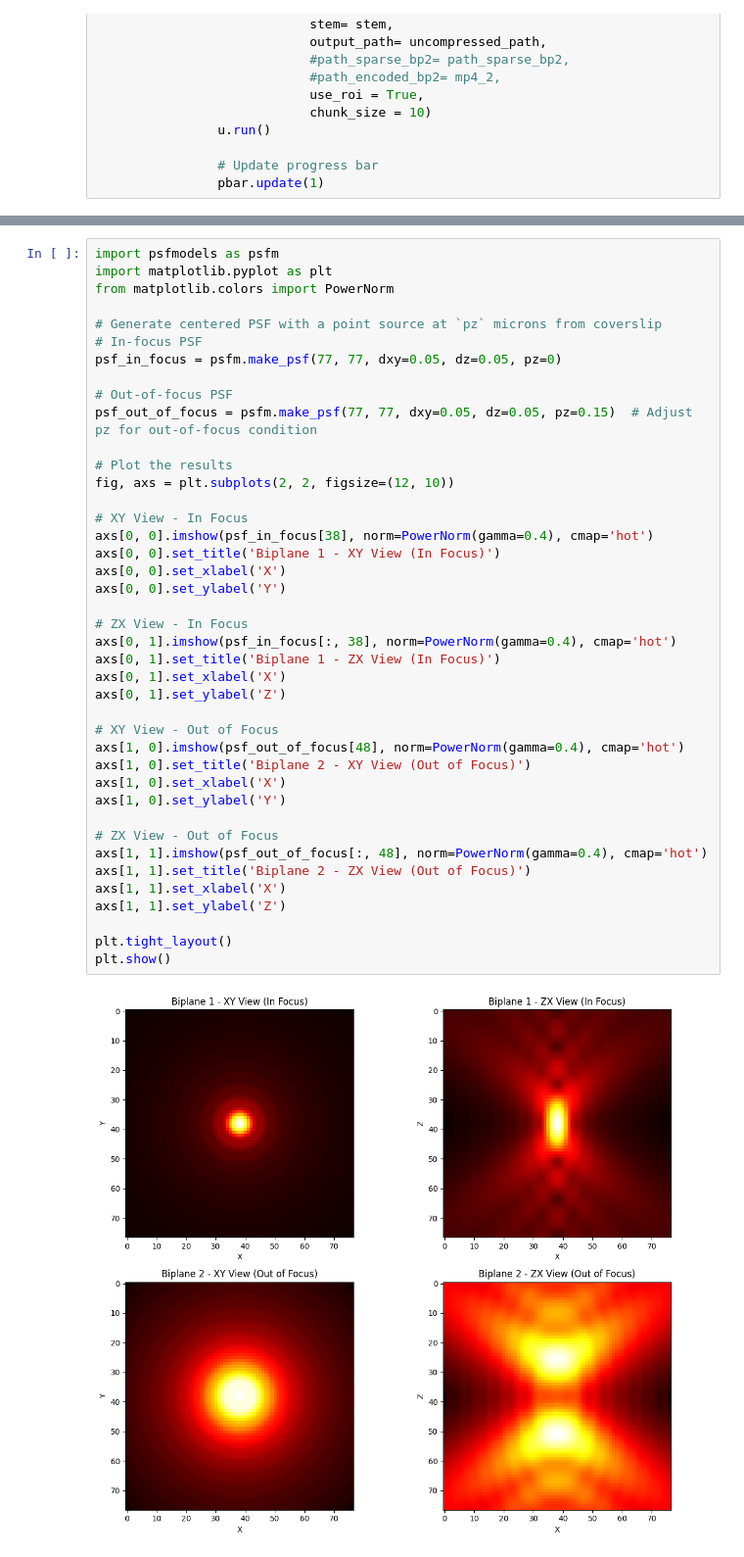
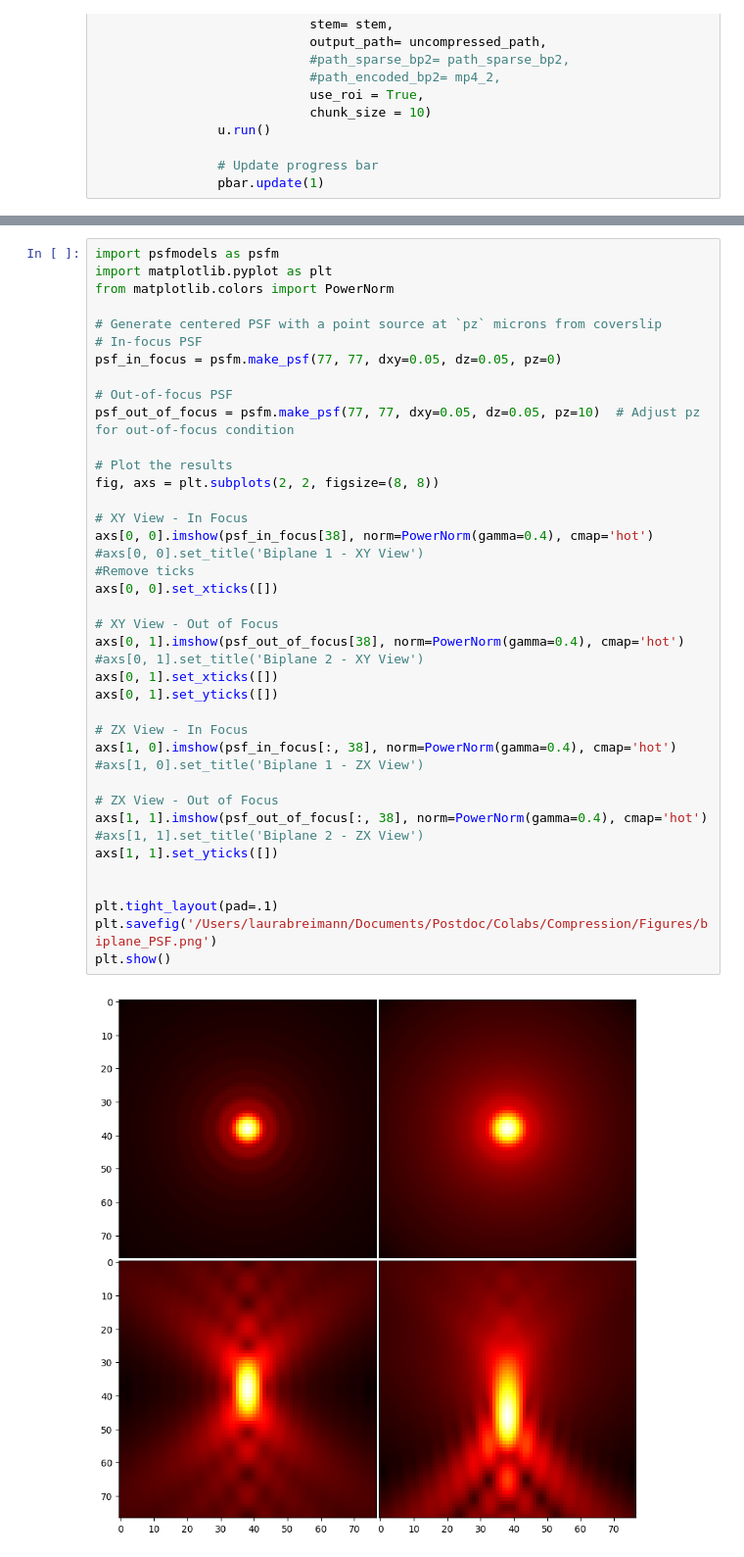
Before and after one commit to dgound/SPARZ, a Jupyter notebook: extra_code/plot_figure_2.ipynb, the cells around one changed output, grey strips where cells are left out. Shown: that part at 98% size. Cells and saved outputs as stored; diff of their text form.

Commit message:
Smal updates to plot

```diff
--- a/extra_code/plot_figure_2.ipynb
+++ b/extra_code/plot_figure_2.ipynb
@@ -125,43 +61,42 @@ plt.show()
 # %%
 import psfmodels as psfm
 import matplotlib.pyplot as plt
 from matplotlib.colors import PowerNorm
 
 # Generate centered PSF with a point source at `pz` microns from coverslip
 # In-focus PSF
 psf_in_focus = psfm.make_psf(77, 77, dxy=0.05, dz=0.05, pz=0)
 
 # Out-of-focus PSF
-psf_out_of_focus = psfm.make_psf(77, 77, dxy=0.05, dz=0.05, pz=0.15)  # Adjust pz for out-of-focus condition
+psf_out_of_focus = psfm.make_psf(77, 77, dxy=0.05, dz=0.05, pz=10)  # Adjust pz for out-of-focus condition
 
 # Plot the results
-fig, axs = plt.subplots(2, 2, figsize=(12, 10))
+fig, axs = plt.subplots(2, 2, figsize=(8, 8))
 
 # XY View - In Focus
 axs[0, 0].imshow(psf_in_focus[38], norm=PowerNorm(gamma=0.4), cmap='hot')
-axs[0, 0].set_title('Biplane 1 - XY View (In Focus)')
-axs[0, 0].set_xlabel('X')
-axs[0, 0].set_ylabel('Y')
+#axs[0, 0].set_title('Biplane 1 - XY View')
+#Remove ticks
+axs[0, 0].set_xticks([])
+
+# XY View - Out of Focus
+axs[0, 1].imshow(psf_out_of_focus[38], norm=PowerNorm(gamma=0.4), cmap='hot')
+#axs[0, 1].set_title('Biplane 2 - XY View')
+axs[0, 1].set_xticks([])
+axs[0, 1].set_yticks([])
 
 # ZX View - In Focus
-axs[0, 1].imshow(psf_in_focus[:, 38], norm=PowerNorm(gamma=0.4), cmap='hot')
-axs[0, 1].set_title('Biplane 1 - ZX View (In Focus)')
-axs[0, 1].set_xlabel('X')
-axs[0, 1].set_ylabel('Z')
-
-# XY View - Out of Focus
-axs[1, 0].imshow(psf_out_of_focus[48], norm=PowerNorm(gamma=0.4), cmap='hot')
-axs[1, 0].set_title('Biplane 2 - XY View (Out of Focus)')
-axs[1, 0].set_xlabel('X')
-axs[1, 0].set_ylabel('Y')
+axs[1, 0].imshow(psf_in_focus[:, 38], norm=PowerNorm(gamma=0.4), cmap='hot')
+#axs[1, 0].set_title('Biplane 1 - ZX View')
 
 # ZX View - Out of Focus
-axs[1, 1].imshow(psf_out_of_focus[:, 48], norm=PowerNorm(gamma=0.4), cmap='hot')
-axs[1, 1].set_title('Biplane 2 - ZX View (Out of Focus)')
-axs[1, 1].set_xlabel('X')
-axs[1, 1].set_ylabel('Z')
+axs[1, 1].imshow(psf_out_of_focus[:, 38], norm=PowerNorm(gamma=0.4), cmap='hot')
+#axs[1, 1].set_title('Biplane 2 - ZX View')
+axs[1, 1].set_yticks([])
 
-plt.tight_layout()
+
+plt.tight_layout(pad=.1)
+plt.savefig('/Users/laurabreimann/Documents/Postdoc/Colabs/Compression/Figures/biplane_PSF.png')
 plt.show()
 # %% [output]
-[figure, old version]
+[figure, new version]
```
Also changed, not shown: parts of 14 cells of this notebook.
